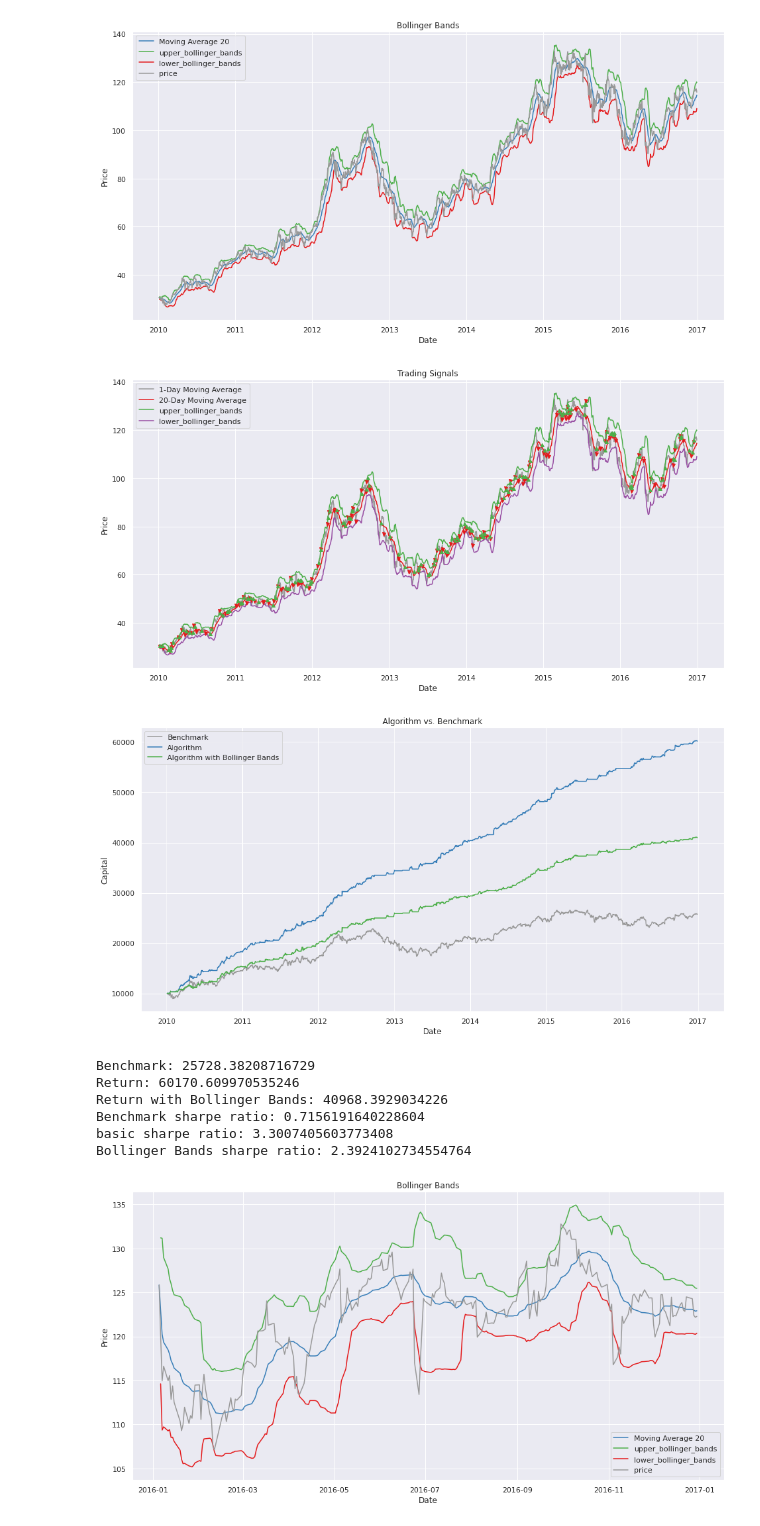
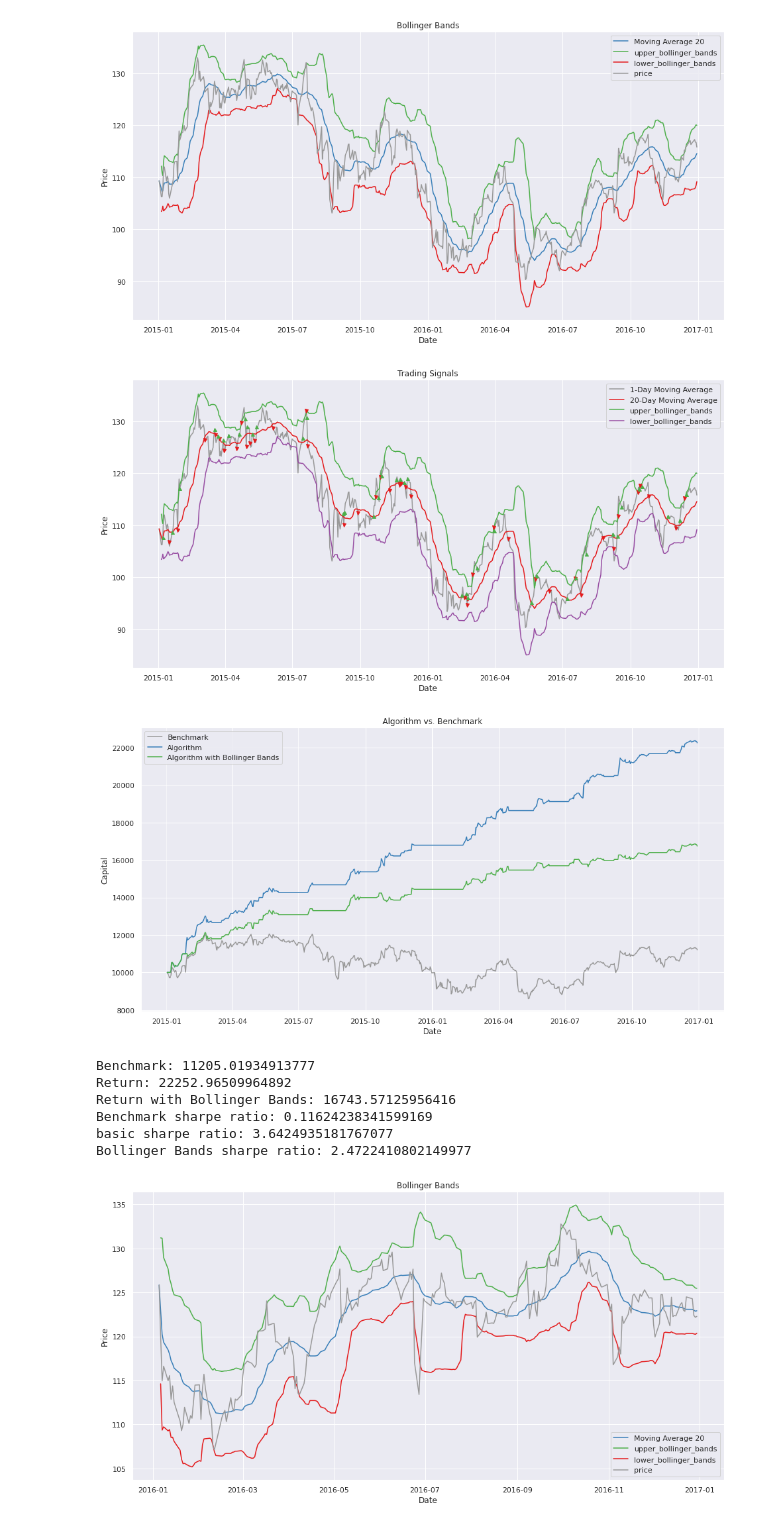
Before and after one commit to Som5ra/High-Frequency-Trading, a Jupyter notebook: Trading.ipynb, the cells around one changed output. Saved outputs shown, nothing was run; the diff lists cells and outputs as text; code cells hidden in the pictures.

```diff
--- a/Trading.ipynb
+++ b/Trading.ipynb
@@ -217,29 +183,21 @@ Bollinger Bands sharpe ratio: 2.6406772257658715
 # %%
-out_sample_company = sample_company['2015-01-01':]
+out_sample_company = sample_company['2015-01-01':].copy()
 out_sample_company, out_sample_signals = run_strategy(out_sample_company)
 bollinger_bands_visualization(out_sample_company, signals=out_sample_signals)
 trading_visualization(out_sample_company, signals=out_sample_signals)
 return_visualization(out_sample_company, signals=out_sample_signals)
 show_final_return_results(signals=out_sample_signals)
 show_sharpe_ratio_results(signals=out_sample_signals)
+# %% [output]
+[figure, added]
+[figure, added]
+[figure, added]
+Benchmark: 11205.01934913777
+Return: 22252.96509964892
+Return with Bollinger Bands: 16743.57125956416
+Benchmark sharpe ratio: 0.11624238341599169
+basic sharpe ratio: 3.6424935181767077
+Bollinger Bands sharpe ratio: 2.4722410802149977
-# %%
-in_sample_company = nyse[nyse['symbol'] == 'AAPL'].set_index('date')
-in_sample_company, signals = run_strategy(in_sample_company)
-bollinger_bands_visualization(in_sample_company, signals=signals)
-trading_visualization(in_sample_company, signals=signals)
-return_visualization(in_sample_company, signals=signals)
-show_final_return_results(signals=signals)
-show_sharpe_ratio_results(signals=signals)
-# %% [output]
-[figure, removed]
-[figure, removed]
-[figure, removed]
-Benchmark: 25728.38208716729
-Return: 60170.609970535246
-Return with Bollinger Bands: 40968.3929034226
-Benchmark sharpe ratio: 0.7156191640228604
-basic sharpe ratio: 3.3007405603773408
-Bollinger Bands sharpe ratio: 2.3924102734554764
 # %%
 # Selecting company and calculating returns
 
```
Also changed, not shown: parts of 1 cell of this notebook, 10 other files.
